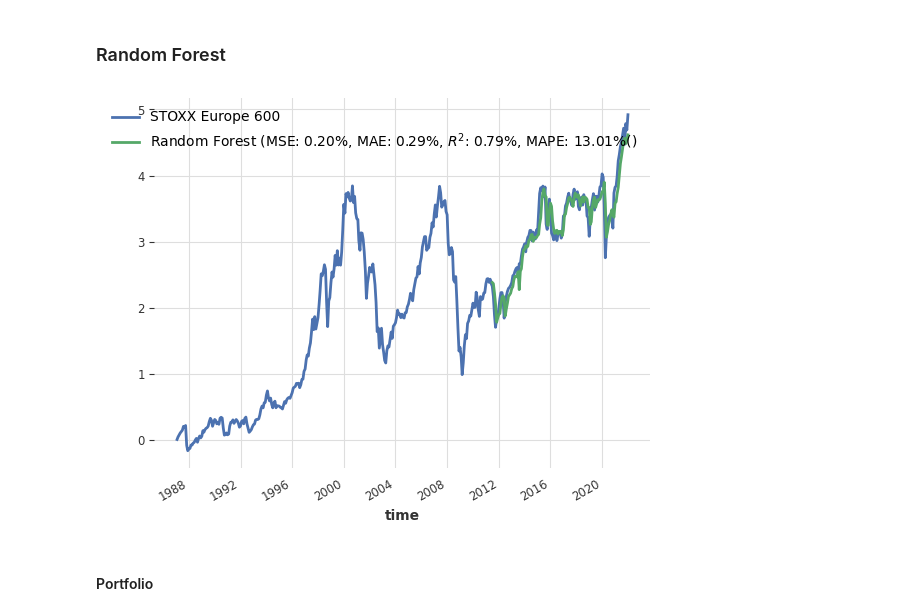
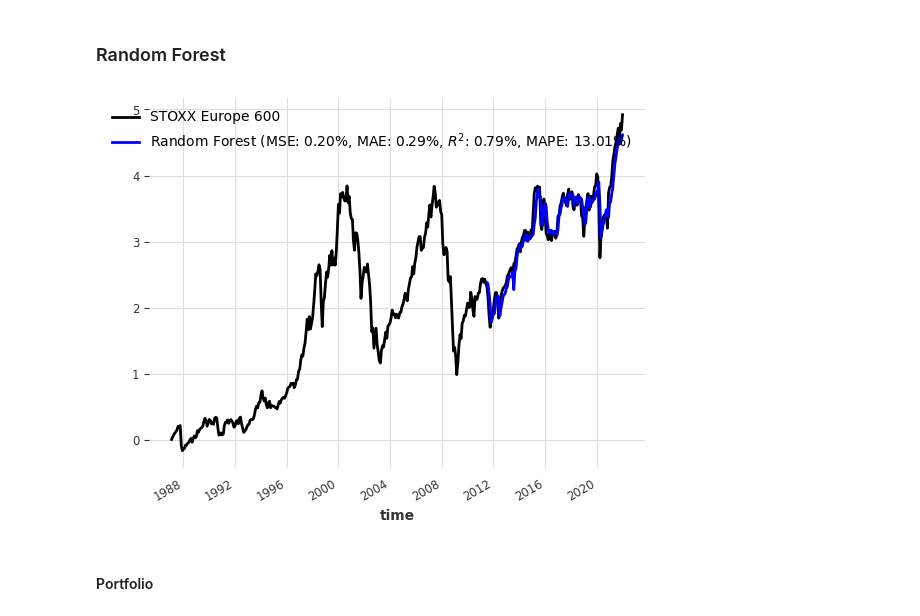
Before and after one commit to Ankru98/masterthesis, a Jupyter notebook: 4_nonlinear_machine_learning.ipynb, the cells around one changed output. Drawn from its saved outputs; the diff is of its cells as text; code cells hidden in the pictures.

```diff
--- a/4_nonlinear_machine_learning.ipynb
+++ b/4_nonlinear_machine_learning.ipynb
@@ -138,10 +138,10 @@ randomforest_forecast_1 = randomforest_model_1.predict(len(test))
 hf1_random_forest = randomforest_model_1.historical_forecasts(series= cum_returns, start= 0.7, forecast_horizon= 1, verbose= True)
 # %%
 # compute historical forecasts that would have been obtained by this model
-cum_returns['STOXX Europe 600'].plot(label='STOXX Europe 600')
-hf1_random_forest['STOXX Europe 600'].plot(label='Random Forest (MSE: {:.2f}%, MAE: {:.2f}%, $R^2$: {:.2f}%, MAPE: {:.2f}%()'.format(mse(hf1_random_forest, cum_returns), mae(hf1_random_forest, cum_returns), r2_score(hf1_random_forest, cum_returns), mape(hf1_random_forest, cum_returns)))
+cum_returns['STOXX Europe 600'].plot(color= 'black', label='STOXX Europe 600')
+hf1_random_forest['STOXX Europe 600'].plot(color= 'blue', label='Random Forest (MSE: {:.2f}%, MAE: {:.2f}%, $R^2$: {:.2f}%, MAPE: {:.2f}%)'.format(mse(hf1_random_forest, cum_returns), mae(hf1_random_forest, cum_returns), r2_score(hf1_random_forest, cum_returns), mape(hf1_random_forest, cum_returns)))
 # %% [output]
-[figure, old version]
+[figure, new version]
 # %% [markdown]
 #### Portfolio
 # %%
```
Also changed, not shown: parts of 7 cells of this notebook, 18 other files.
